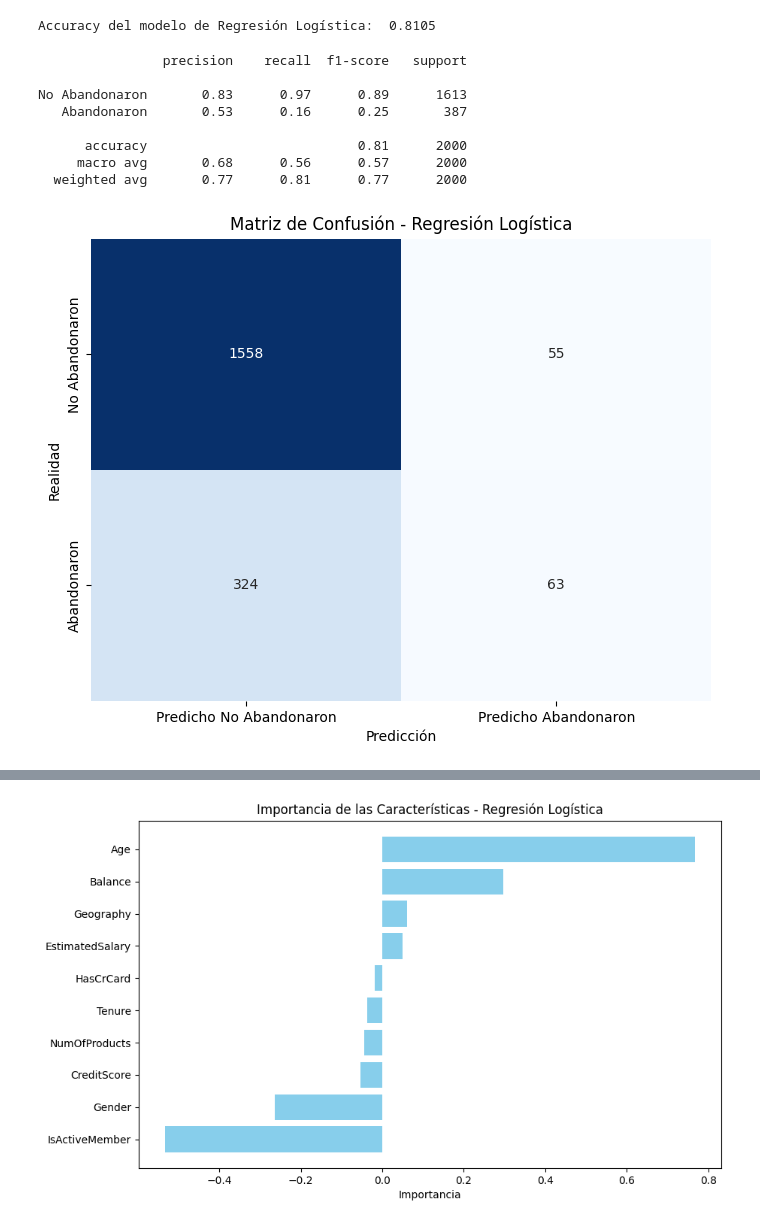
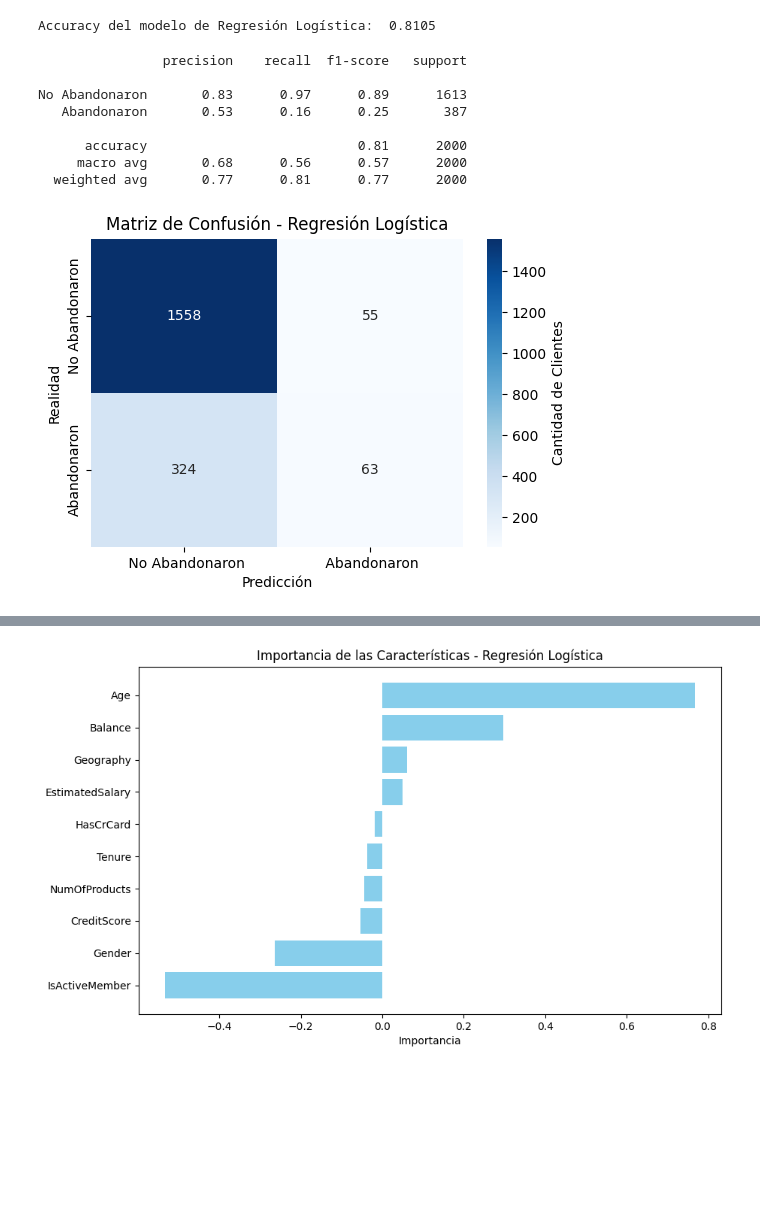
Before and after one commit to DarkinMC/CustomerChurn_Prediction_BankingSector_1AN-213_HAN_G4, a Jupyter notebook: Bank_customer_churn_pred.ipynb, the cells around one changed output, grey strips where cells are left out. Drawn from its saved outputs; the diff is of its cells as text; code cells hidden in the pictures; blank space fills up the shorter version.

Commit message:
Matrix confuncion RL fixed

```diff
--- a/Bank_customer_churn_pred.ipynb
+++ b/Bank_customer_churn_pred.ipynb
@@ -331,42 +331,48 @@ print(report)
 # Crear la matriz de confusión
 conf_matrix = confusion_matrix(Y_test, y_pred)
 # Convertir la matriz de confusión en un DataFrame para facilitar la visualización
-conf_matrix_df = pd.DataFrame(conf_matrix, index=["No Abandonaron", "Abandonaron"], columns=["Predicho No Abandonaron", "Predicho Abandonaron"])
+conf_matrix_df = pd.DataFrame(conf_matrix, index=["No Abandonaron", "Abandonaron"], columns=[" No Abandonaron", " Abandonaron"])
 # Crear el gráfico de la matriz de confusión
-plt.figure(figsize=(8, 6))
-sns.heatmap(conf_matrix_df, annot=True, fmt='d', cmap='Blues', cbar=False)
+plt.figure(figsize=(6, 4))
+sns.heatmap(conf_matrix_df,
+            annot=True,
+            fmt='d',
+            cmap='Blues',
+            cbar=True,
+            cbar_kws={'label': 'Cantidad de Clientes'})
+
 plt.title('Matriz de Confusión - Regresión Logística')
 plt.xlabel('Predicción')
 plt.ylabel('Realidad')
 plt.show()
 #Curva ROC y AUC
 # Calcular las probabilidades de predicción
 y_pred_proba = rl_model.predict_proba(X_test)[:, 1]
 # Calcular la curva ROC
 fpr, tpr, thresholds = roc_curve(Y_test, y_pred_proba)
 # Calcular el AUC
 roc_auc = auc(fpr, tpr)
 # Graficar la curva ROC
 plt.figure(figsize=(8, 6))
 plt.plot(fpr, tpr, color='blue', label='Curva ROC (AUC = {:.2f})'.format(roc_auc))
 plt.plot([0, 1], [0, 1], color='red', linestyle='--')  # Línea diagonal
 plt.xlim([0.0, 1.0])
 plt.ylim([0.0, 1.05])
 plt.xlabel('Tasa de Falsos Positivos')
 plt.ylabel('Tasa de Verdaderos Positivos')
 plt.title('Curva ROC - Regresión Logística')
 plt.legend(loc='lower right')
 plt.show()
 # %% [output]
                 precision    recall  f1-score   support
 
 No Abandonaron       0.83      0.97      0.89      1613
    Abandonaron       0.53      0.16      0.25       387
 
       accuracy                           0.81      2000
      macro avg       0.68      0.56      0.57      2000
   weighted avg       0.77      0.81      0.77      2000
-[figure, old version]
+[figure, new version]
 [figure]
 # %%
 #feature importances regresión logistica
```
Also changed, not shown: parts of 2 cells of this notebook.
